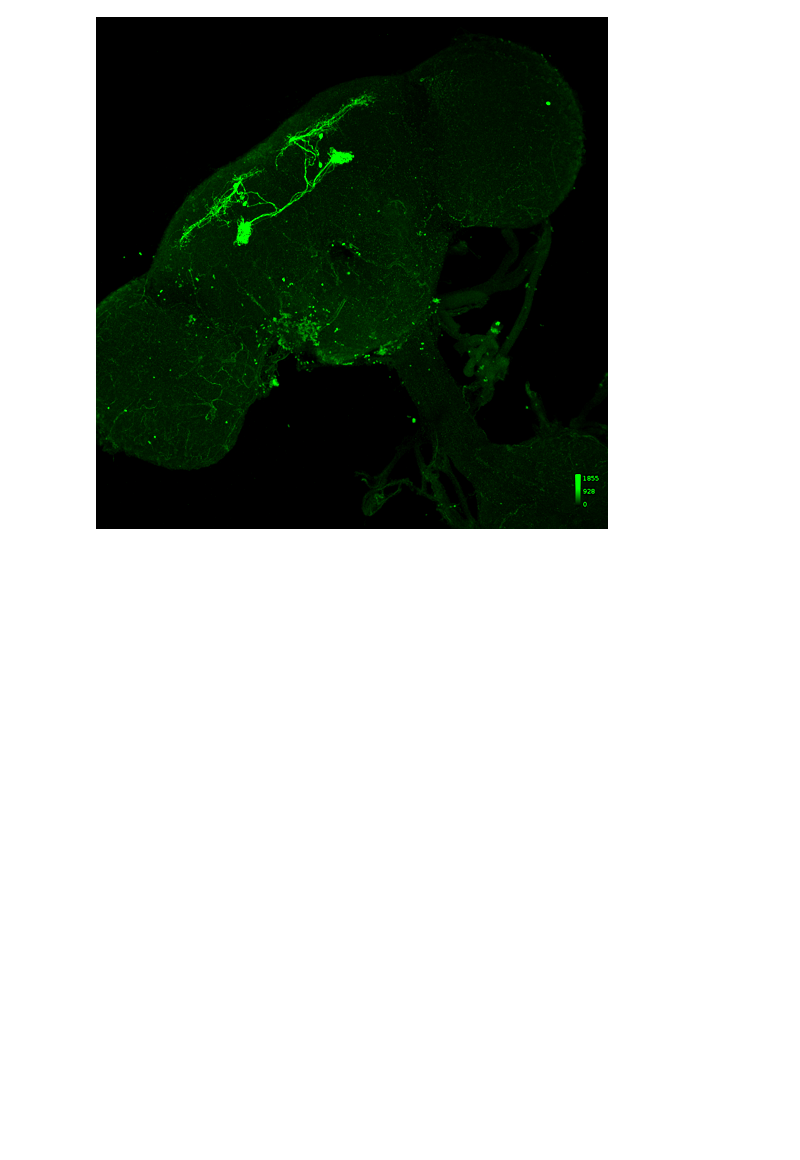
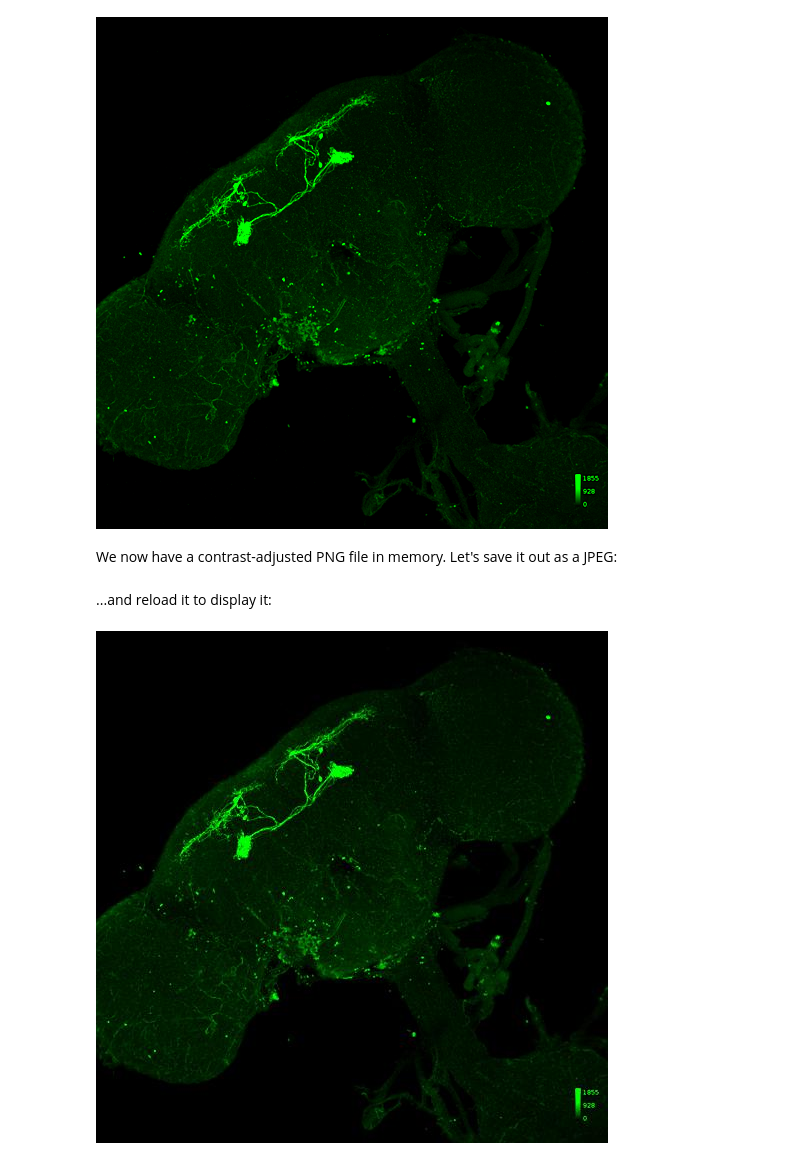
Before and after one commit to JaneliaSciComp/open-data-flylight, a Jupyter notebook: tutorials/Using_imagery_on_AWS_S3.ipynb, the cells around one changed output. Drawn from its saved outputs; the diff is of its cells as text; code cells hidden in the pictures; blank space fills up the shorter version.

Commit message:
Added code to convert format and save file

```diff
--- a/tutorials/Using_imagery_on_AWS_S3.ipynb
+++ b/tutorials/Using_imagery_on_AWS_S3.ipynb
@@ -48,2 +49,17 @@ enhancer.enhance(1.8)
 # %% [output]
 [figure]
+# %% [markdown]
+We now have a contrast-adjusted PNG file in memory. Let's save it out as a JPEG:
+# %%
+outfile = "/tmp/adjusted.jpg"
+try:
+    img.save(outfile, "JPEG")
+except IOError:
+    print("cannot create save", outfile)
+# %% [markdown]
+...and reload it to display it:
+# %%
+from IPython.display import Image
+Image(filename=outfile)
+# %% [output]
+[figure, added]
```
Also changed, not shown: parts of 1 cell of this notebook.
